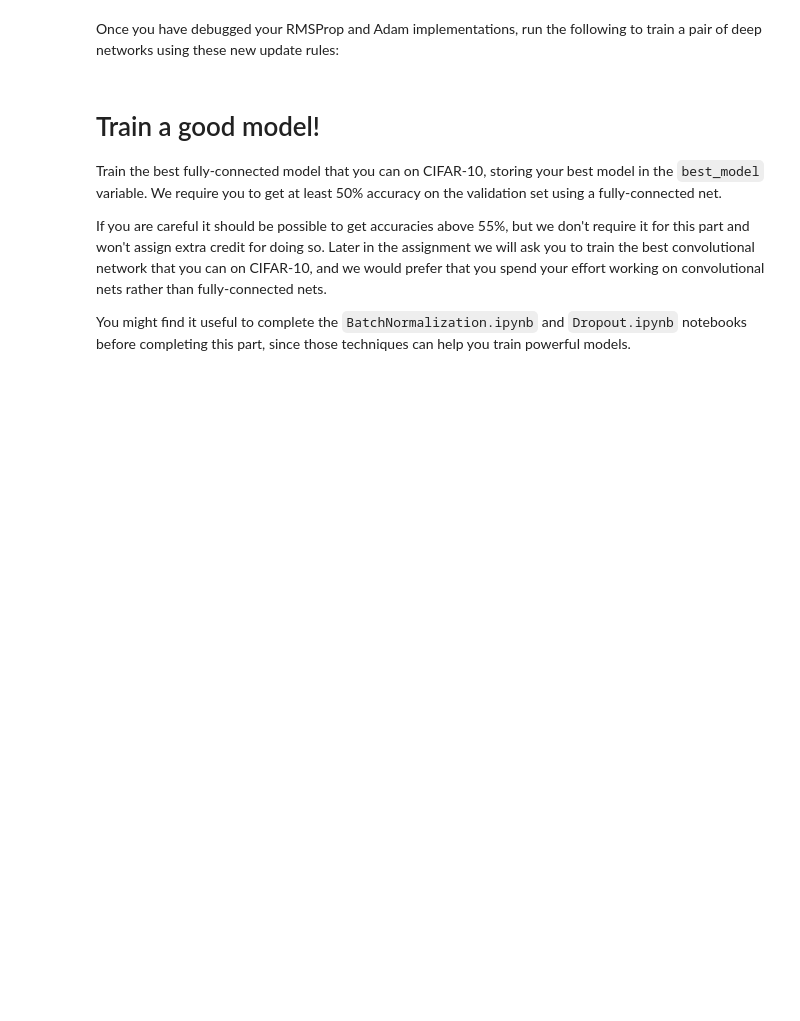
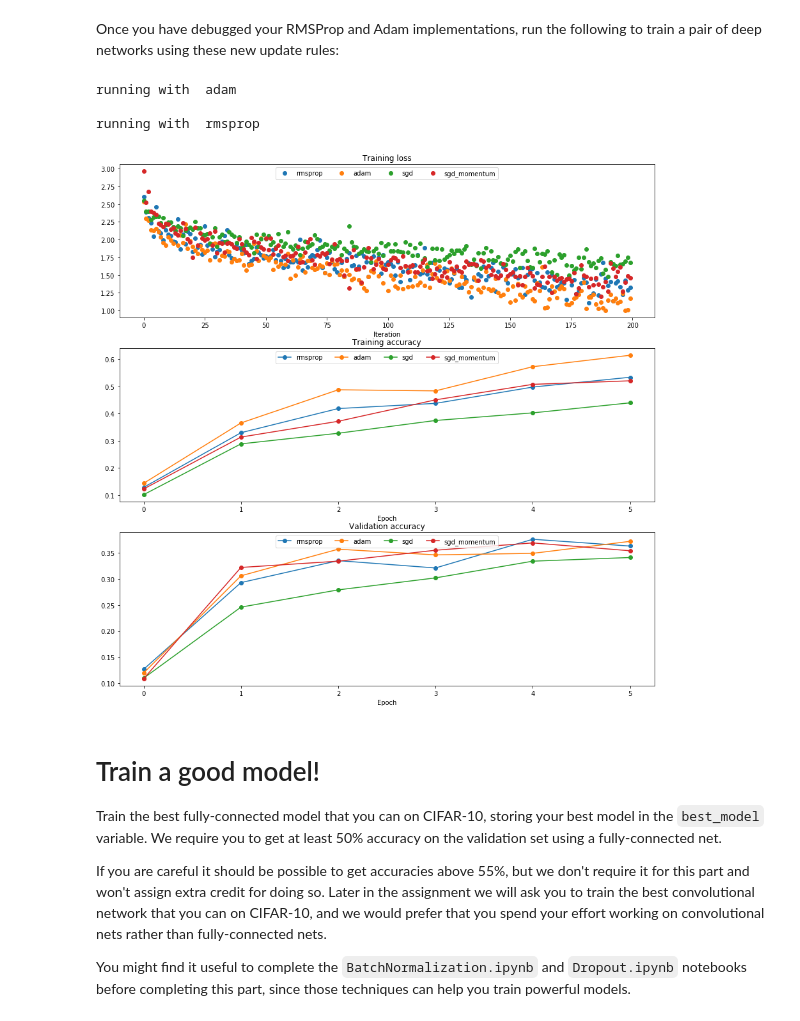
Before and after one commit to runnphoenix/cs231nAssignments, a Jupyter notebook: assignment2/FullyConnectedNets.ipynb, the cells around one changed output. Cells and saved outputs as stored; diff of their text form; code cells hidden in the pictures; blank space fills up the shorter version.

```diff
--- a/assignment2/FullyConnectedNets.ipynb
+++ b/assignment2/FullyConnectedNets.ipynb
@@ -674,38 +730,43 @@ for update_rule in ['adam', 'rmsprop']:
                   optim_config={
                     'learning_rate': learning_rates[update_rule]
                   },
-                  verbose=True)
+                  verbose=False)
   solvers[update_rule] = solver
   solver.train()
   print
 
 plt.subplot(3, 1, 1)
 plt.title('Training loss')
 plt.xlabel('Iteration')
 
 plt.subplot(3, 1, 2)
 plt.title('Training accuracy')
 plt.xlabel('Epoch')
 
 plt.subplot(3, 1, 3)
 plt.title('Validation accuracy')
 plt.xlabel('Epoch')
 
 for update_rule, solver in solvers.iteritems():
   plt.subplot(3, 1, 1)
   plt.plot(solver.loss_history, 'o', label=update_rule)
 
   plt.subplot(3, 1, 2)
   plt.plot(solver.train_acc_history, '-o', label=update_rule)
 
   plt.subplot(3, 1, 3)
   plt.plot(solver.val_acc_history, '-o', label=update_rule)
 
 for i in [1, 2, 3]:
   plt.subplot(3, 1, i)
   plt.legend(loc='upper center', ncol=4)
 plt.gcf().set_size_inches(15, 15)
 plt.show()
+# %% [output]
+running with  adam
+
+running with  rmsprop
+[figure, added]
 # %% [markdown]
 # Train a good model!
 Train the best fully-connected model that you can on CIFAR-10, storing your best model in the `best_model` variable. We require you to get at least 50% accuracy on the validation set using a fully-connected net.
```
Also changed, not shown: parts of 15 cells of this notebook, 1 other file.
